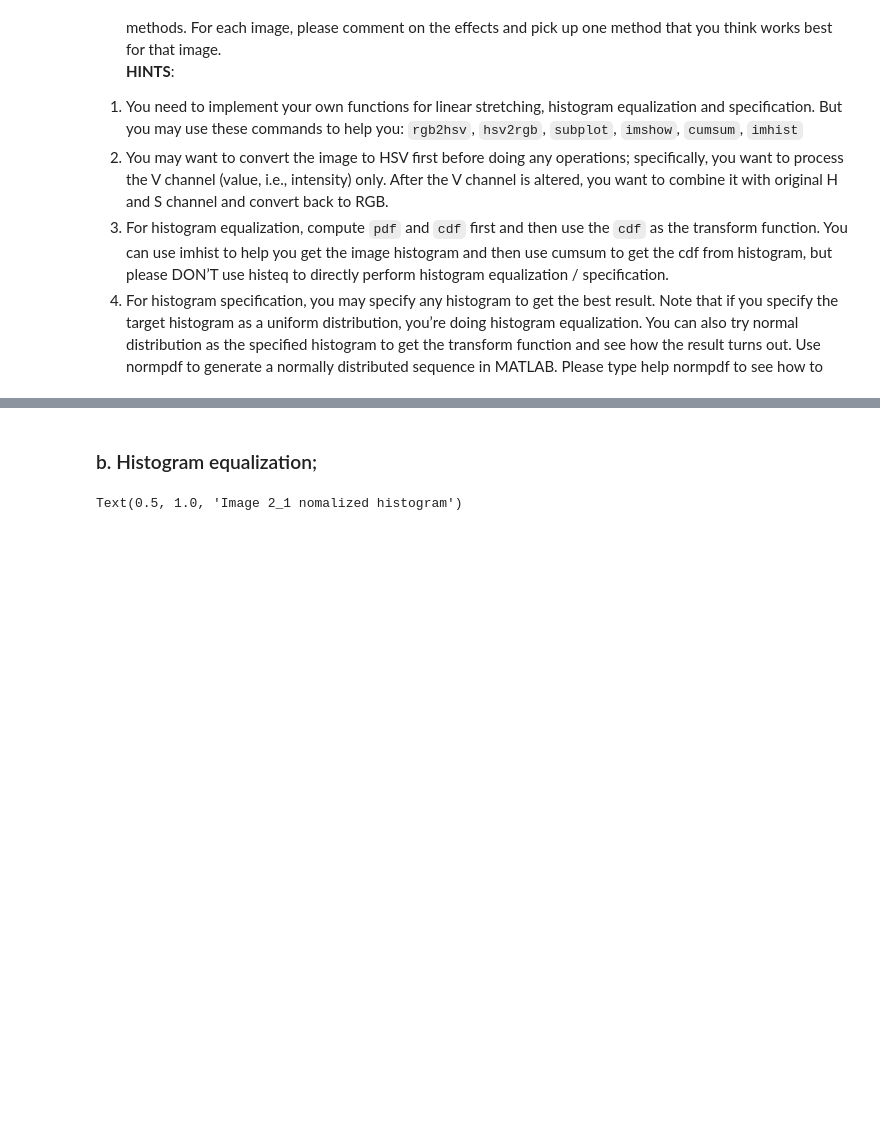
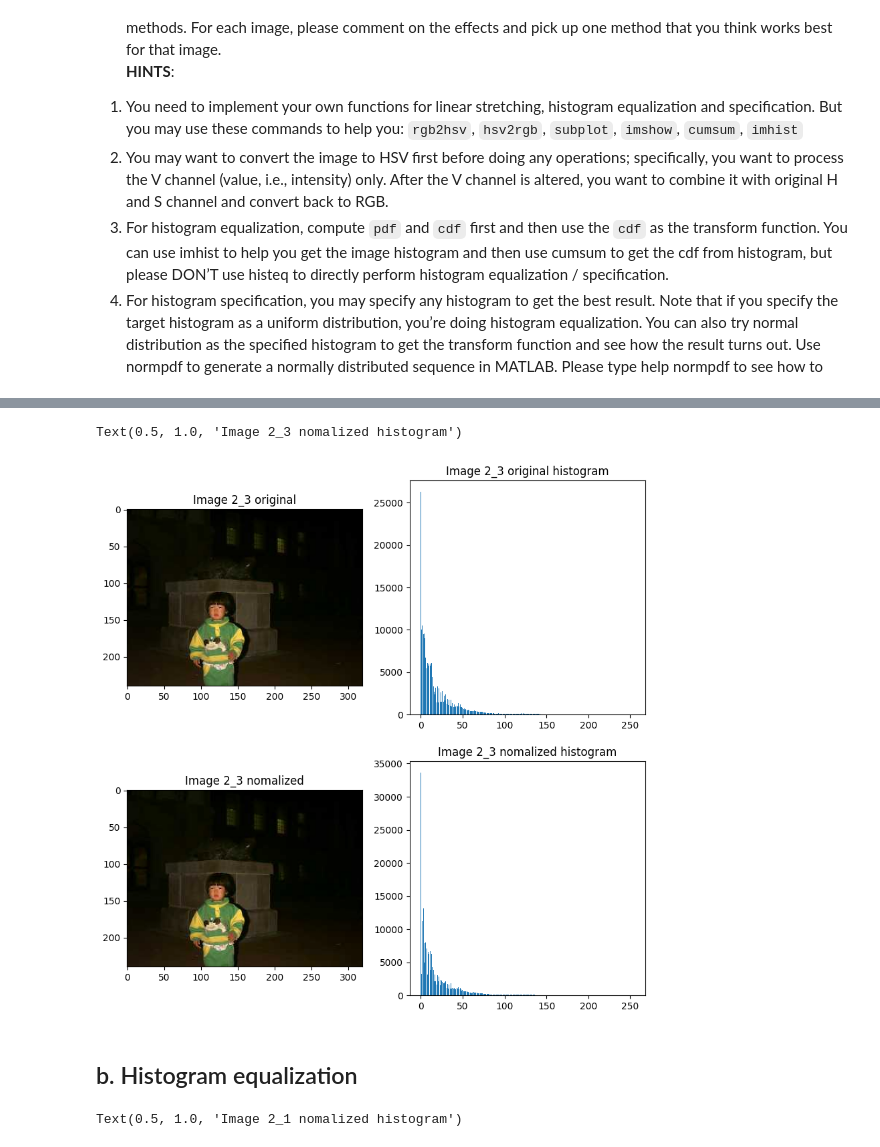
Before and after one commit to ngtuetam/DIP_2022, a Jupyter notebook: assignment_2/notebook/assign2_4.ipynb, the cells around one changed output, grey strips where cells are left out. Cells and saved outputs as stored; diff of their text form; code cells hidden in the pictures; blank space fills up the shorter version.

```diff
--- a/assignment_2/notebook/assign2_4.ipynb
+++ b/assignment_2/notebook/assign2_4.ipynb
@@ -50,5 +67,22 @@ def plot_hist(img):
+# %%
+plt.rcParams['figure.figsize'] = [10, 10]
+plt.subplot(2,2,1)
+plt.imshow(cv2.cvtColor(img_23, cv2.COLOR_BGR2RGB))
+plt.title('Image 2_3 original')
+plt.subplot(2,2,2)
+plt.bar(Intensity,plot_hist(img_23))
+plt.title('Image 2_3 original histogram')
+plt.subplot(2,2,3)
+plt.imshow(linear_stretching(img_23))
+plt.title('Image 2_3 nomalized')
+plt.subplot(2,2,4)
+plt.bar(Intensity,plot_hist(linear_stretching(img_23)))
+plt.title('Image 2_3 nomalized histogram')
+# %% [output]
+Text(0.5, 1.0, 'Image 2_3 nomalized histogram')
+[figure, added]
 # %% [markdown]
-### b. Histogram equalization;
+## b. Histogram equalization
 # %%
 def histogram_equalization(img):
     hsv_img = cv2.cvtColor(img, cv2.COLOR_BGR2HSV)
```
Also changed, not shown: parts of 6 cells of this notebook.
